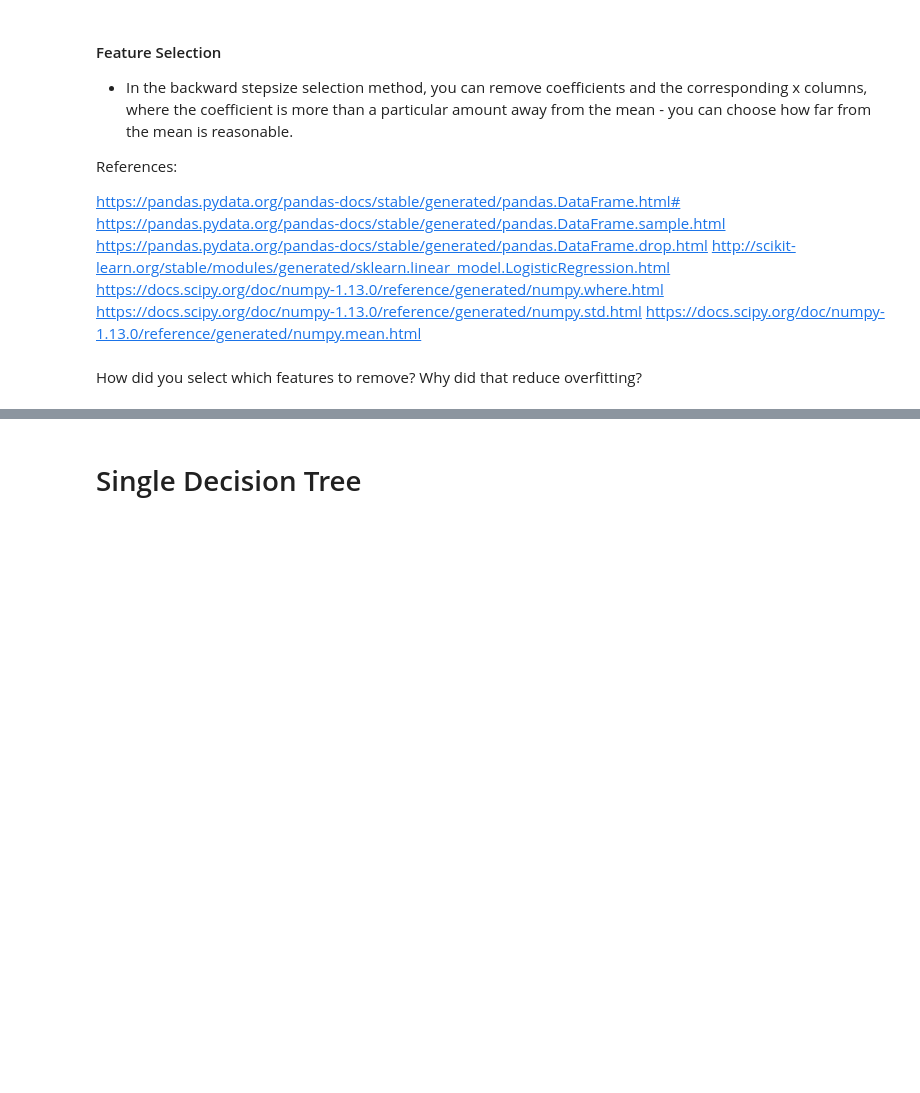
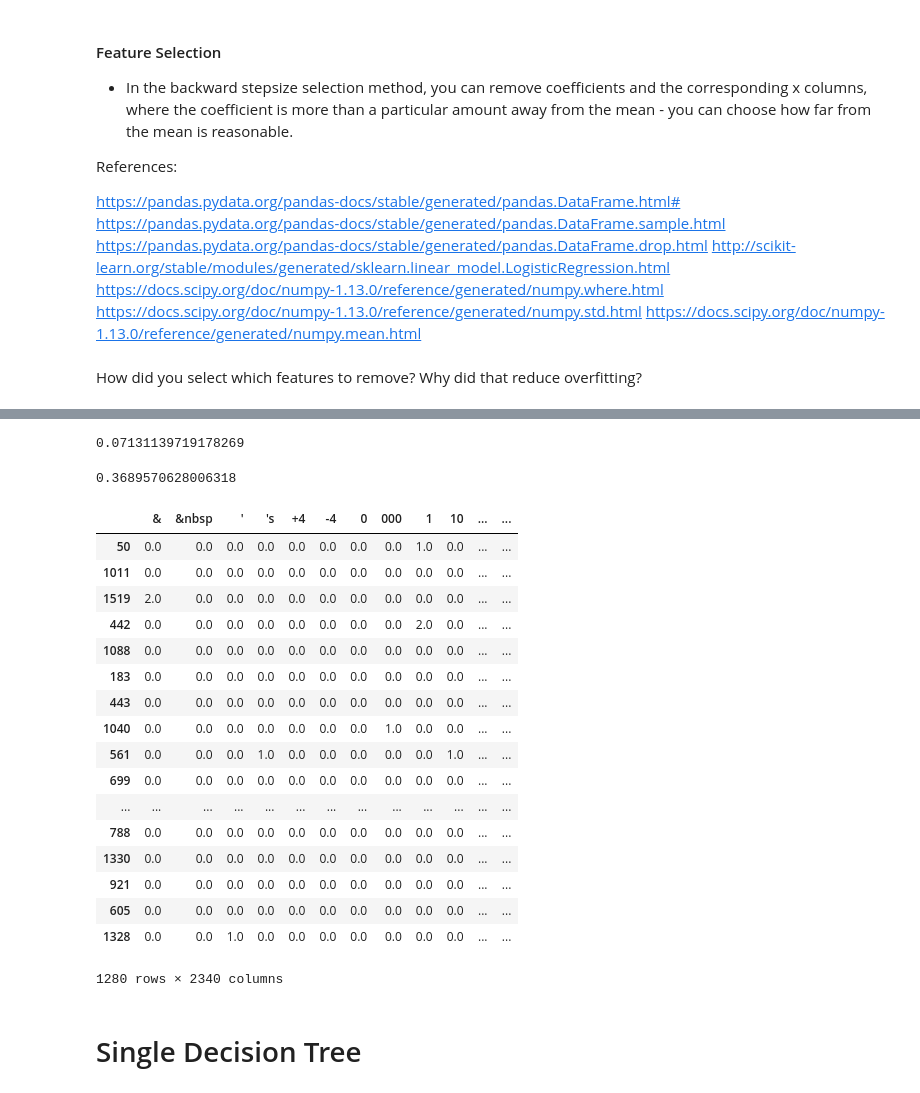
Before and after one commit to wuxiaohua1011/DataScienceDecalProject2, a Jupyter notebook: Proj2-SentimentAnalysis.ipynb, the cells around one changed output, grey strips where cells are left out. Drawn from its saved outputs; the diff is of its cells as text; code cells hidden in the pictures; blank space fills up the shorter version.

Commit message:
logistic regression filtering data

```diff
--- a/Proj2-SentimentAnalysis.ipynb
+++ b/Proj2-SentimentAnalysis.ipynb
@@ -140,3 +160,38 @@ How did you select which features to remove? Why did that reduce overfitting?
+# %%
+m = np.mean(np.std(x_training_data))
+# %% [output]
+0.07131139719178269
+# %%
+np.std(np.mean(x_training_data))
+# %% [output]
+0.3689570628006318
+# %%
+n_col = {}
+for col_name in x_training_data:
+    temp = np.mean(x_training_data[col_name])
+    if temp > m - 0.05 and temp < m + 0.05:
+        n_col[col_name] = x_training_data[col_name]
+# %%
+pd.DataFrame.from_dict(n_col)
+# %% [output]
+|  | & | &nbsp | ' | 's | +4 | -4 | 0 | 000 | 1 | 10 | ... | ... |
+| 50 | 0.0 | 0.0 | 0.0 | 0.0 | 0.0 | 0.0 | 0.0 | 0.0 | 1.0 | 0.0 | ... | ... |
+| 1011 | 0.0 | 0.0 | 0.0 | 0.0 | 0.0 | 0.0 | 0.0 | 0.0 | 0.0 | 0.0 | ... | ... |
+| 1519 | 2.0 | 0.0 | 0.0 | 0.0 | 0.0 | 0.0 | 0.0 | 0.0 | 0.0 | 0.0 | ... | ... |
+| 442 | 0.0 | 0.0 | 0.0 | 0.0 | 0.0 | 0.0 | 0.0 | 0.0 | 2.0 | 0.0 | ... | ... |
+| 1088 | 0.0 | 0.0 | 0.0 | 0.0 | 0.0 | 0.0 | 0.0 | 0.0 | 0.0 | 0.0 | ... | ... |
+| 183 | 0.0 | 0.0 | 0.0 | 0.0 | 0.0 | 0.0 | 0.0 | 0.0 | 0.0 | 0.0 | ... | ... |
+| 443 | 0.0 | 0.0 | 0.0 | 0.0 | 0.0 | 0.0 | 0.0 | 0.0 | 0.0 | 0.0 | ... | ... |
+| 1040 | 0.0 | 0.0 | 0.0 | 0.0 | 0.0 | 0.0 | 0.0 | 1.0 | 0.0 | 0.0 | ... | ... |
+| 561 | 0.0 | 0.0 | 0.0 | 1.0 | 0.0 | 0.0 | 0.0 | 0.0 | 0.0 | 1.0 | ... | ... |
+| 699 | 0.0 | 0.0 | 0.0 | 0.0 | 0.0 | 0.0 | 0.0 | 0.0 | 0.0 | 0.0 | ... | ... |
+| ... | ... | ... | ... | ... | ... | ... | ... | ... | ... | ... | ... | ... |
+| 788 | 0.0 | 0.0 | 0.0 | 0.0 | 0.0 | 0.0 | 0.0 | 0.0 | 0.0 | 0.0 | ... | ... |
+| 1330 | 0.0 | 0.0 | 0.0 | 0.0 | 0.0 | 0.0 | 0.0 | 0.0 | 0.0 | 0.0 | ... | ... |
+| 921 | 0.0 | 0.0 | 0.0 | 0.0 | 0.0 | 0.0 | 0.0 | 0.0 | 0.0 | 0.0 | ... | ... |
+| 605 | 0.0 | 0.0 | 0.0 | 0.0 | 0.0 | 0.0 | 0.0 | 0.0 | 0.0 | 0.0 | ... | ... |
+| 1328 | 0.0 | 0.0 | 1.0 | 0.0 | 0.0 | 0.0 | 0.0 | 0.0 | 0.0 | 0.0 | ... | ... |
+1280 rows × 2340 columns
 # %% [markdown]
 # Single Decision Tree
 # %% [markdown]
```
Also changed, not shown: parts of 7 cells of this notebook.
